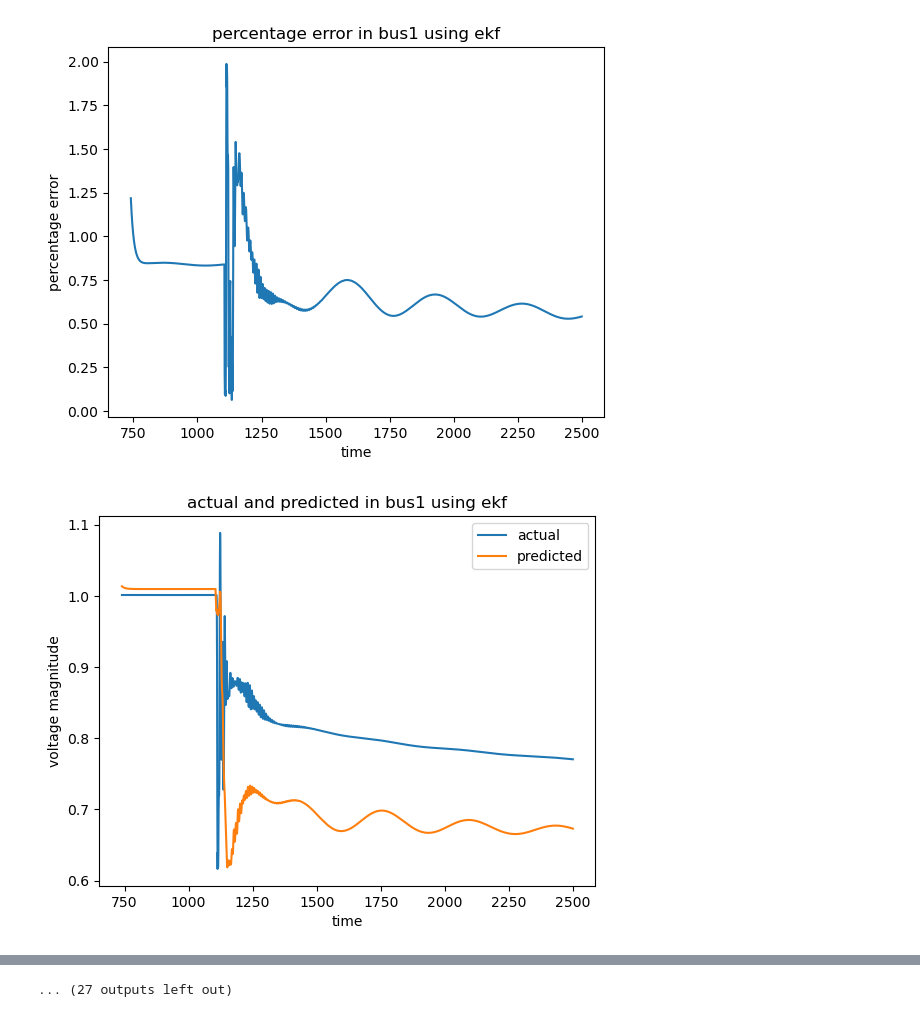
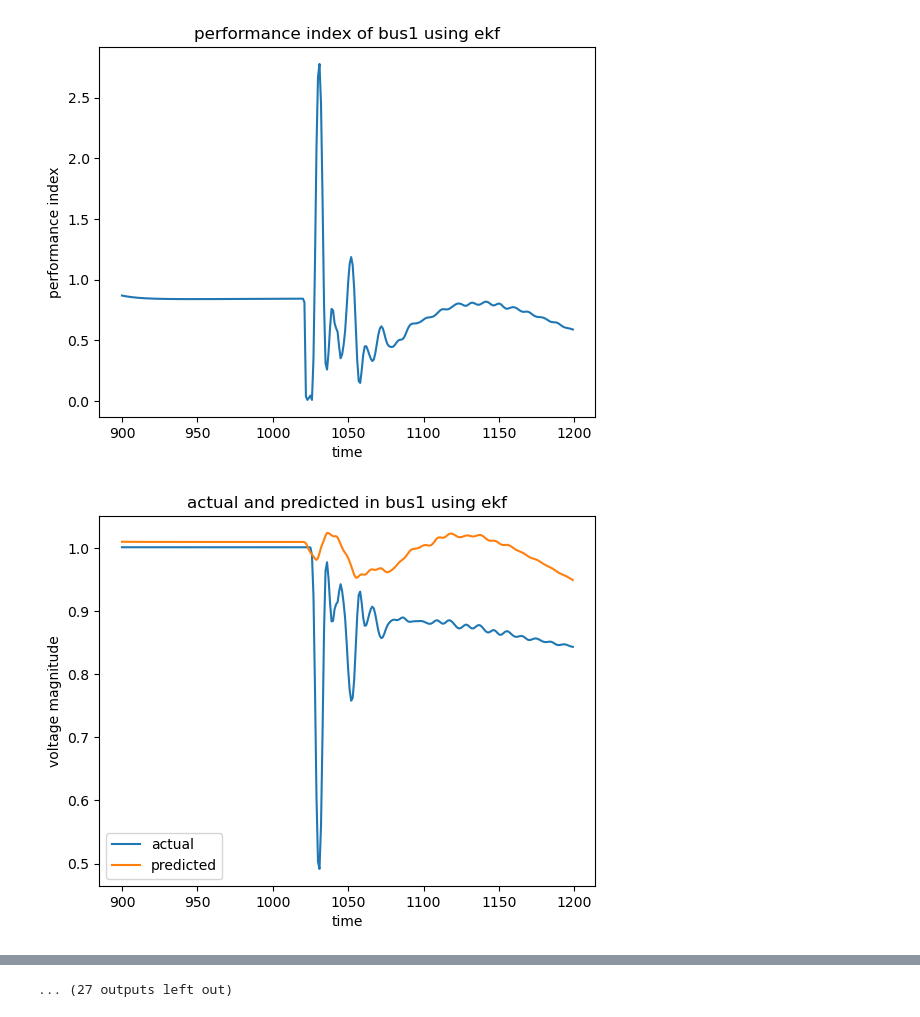
Before and after one commit to ayush-thakur/DSE_IEEE_14_bus, a Jupyter notebook: DSE_EKF_2.ipynb, the cells around one changed output, grey strips where cells are left out. Cells and saved outputs as stored; diff of their text form; code cells hidden in the pictures.

Commit message:
modified:   DSE_EKF_2.ipynb 	modified:   DSE_UKF_1.ipynb 	modified:   DSE_UKF_2.ipynb

```diff
--- a/DSE_EKF_2.ipynb
+++ b/DSE_EKF_2.ipynb
@@ -378,7 +378,7 @@ def Hx(x):
 
     return h
 # %%
-Pi= pd.read_csv("data/PQ_fault_modified1.csv")
+Pi= pd.read_csv("data/PQ_fault_modified2.csv")
 nbus=14;
 Pi= Pi.to_numpy();
 
@@ -412,7 +412,7 @@ flag=False
 x_g=[]
 y_g=[]
 y_error=[]
-df=pd.read_csv("data/Vrms_fault1.csv")
+df=pd.read_csv("data/Vrms_fault2.csv")
 y_actual=[]
 y_per_error=[]
 c1=0
@@ -421,7 +421,7 @@ for i2 in range(14):
     y_error.append([])
     y_actual.append([])
     y_per_error.append([])
-for i in range (700,2500):
+for i in range (830,1200):
     # print(i)
     zdata = zdatas(i)
     z = zdata[:,2]
@@ -456,7 +456,7 @@ for i in range (700,2500):
 
     # plot.figure()
 
-    if(i>=740):
+    if(i>899):
         for i1 in range(0,14):
             if(i1==6):
                 continue
@@ -511,9 +511,9 @@ for i2 in range(14):
     plot.ylabel('error')
     plot.show()
     plot.plot(x_g,y_per_error[i2],label=f"percentage error")
-    plot.title(f'percentage error in bus{i2+1} using ekf')
+    plot.title(f'performance index of bus{i2+1} using ekf')
     plot.xlabel('time')
-    plot.ylabel('percentage error')
+    plot.ylabel('performance index')
     plot.show()
     plot.plot(x_g,y_actual[i2],label=f"actual")
     plot.plot(x_g,y_g[i2],label=f"predicted")
@@ -540,2 +540,2 @@ for i2 in range(14):
-[figure, old version]
+[figure, new version]
-[figure, old version]
+[figure, new version]
```
Also changed, not shown: parts of 1 cell of this notebook, 2 other files.
